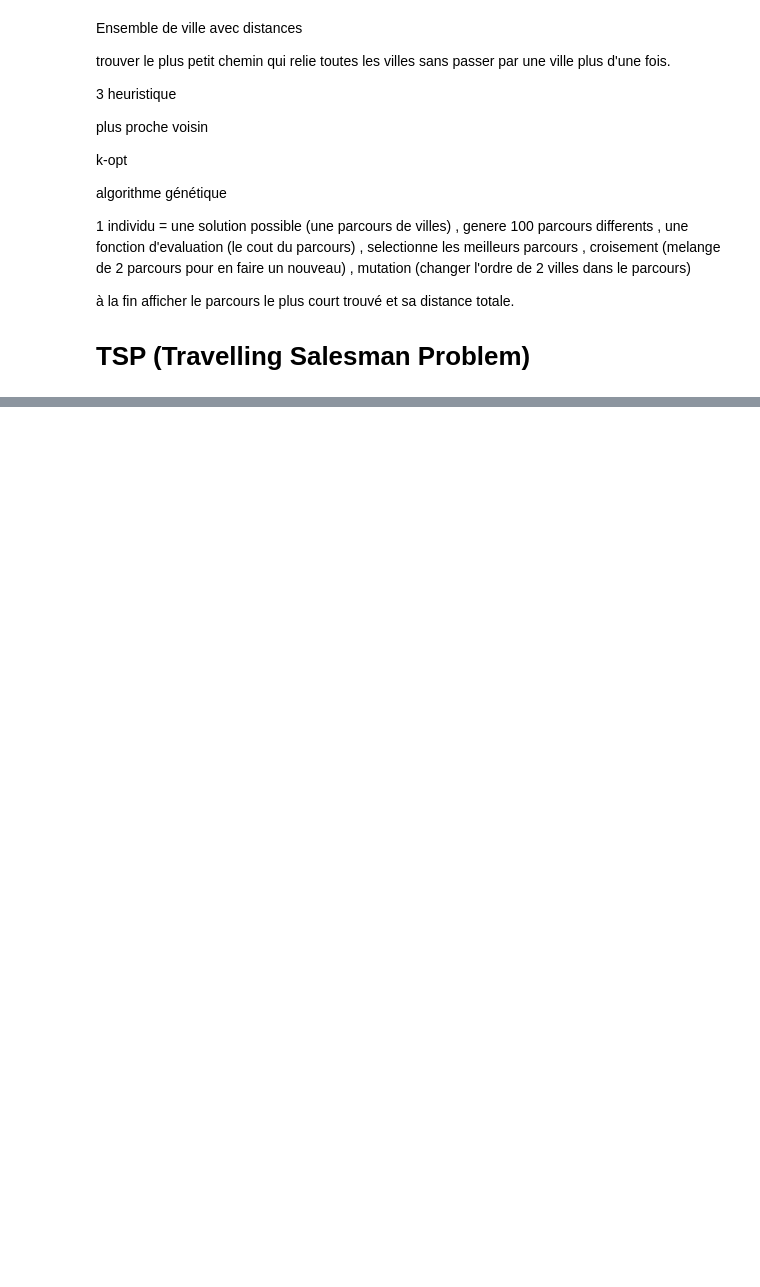
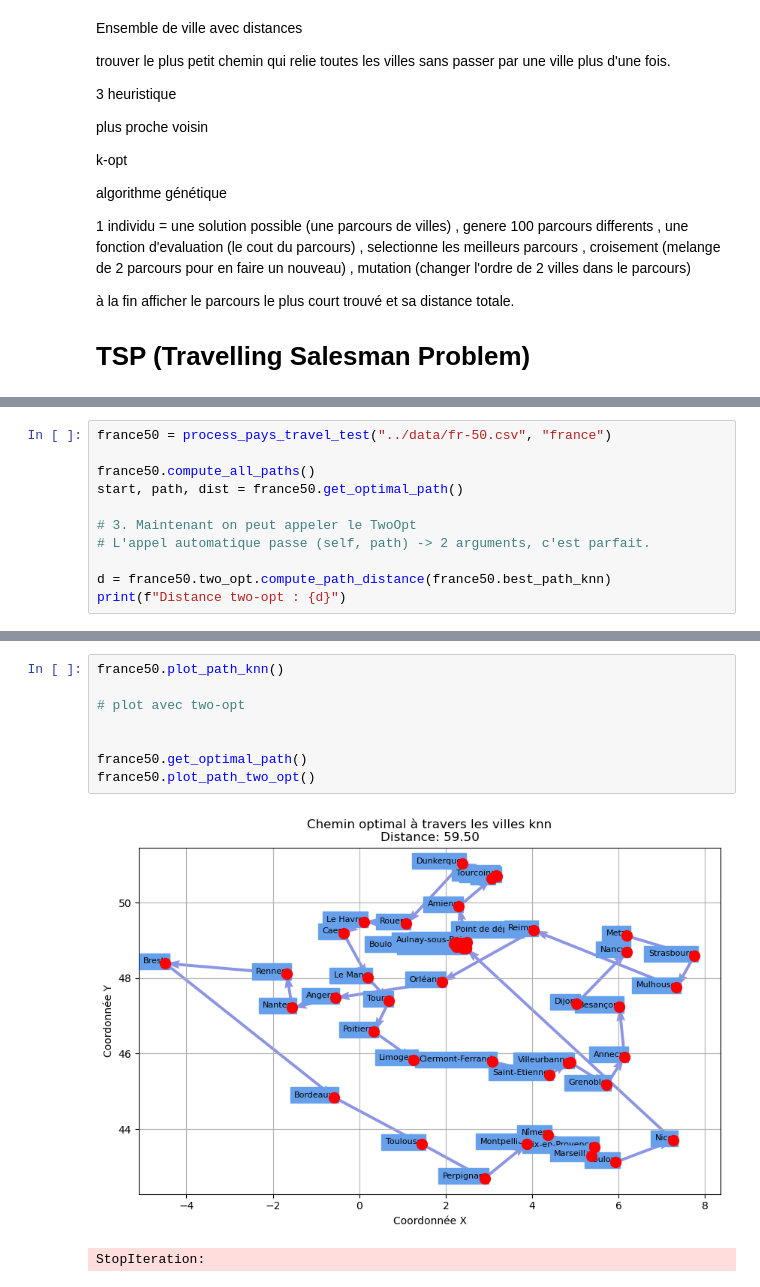
Before and after one commit to bachrilrs/prog_avance_s8, a Jupyter notebook: notebooks/projet.ipynb, the cells around one changed output, grey strips where cells are left out. Saved outputs shown, nothing was run; the diff lists cells and outputs as text; blank space fills up the shorter version.

```diff
--- a/notebooks/projet.ipynb
+++ b/notebooks/projet.ipynb
@@ -235,0 +109,11 @@ Approche k-opt
+# %%
+france50 = process_pays_travel_test("../data/fr-50.csv", "france")
+
+france50.compute_all_paths()
+start, path, dist = france50.get_optimal_path()
+
+# 3. Maintenant on peut appeler le TwoOpt
+# L'appel automatique passe (self, path) -> 2 arguments, c'est parfait.
+
+d = france50.two_opt.compute_path_distance(france50.best_path_knn)
+print(f"Distance two-opt : {d}")
@@ -235,0 +135,11 @@ Approche k-opt
+# %%
+france50.plot_path_knn()
+
+# plot avec two-opt
+
+
+france50.get_optimal_path()
+france50.plot_path_two_opt()
+# %% [output]
+[figure, added]
+StopIteration:
```
Also changed, not shown: parts of 15 cells of this notebook, 5 other files.
